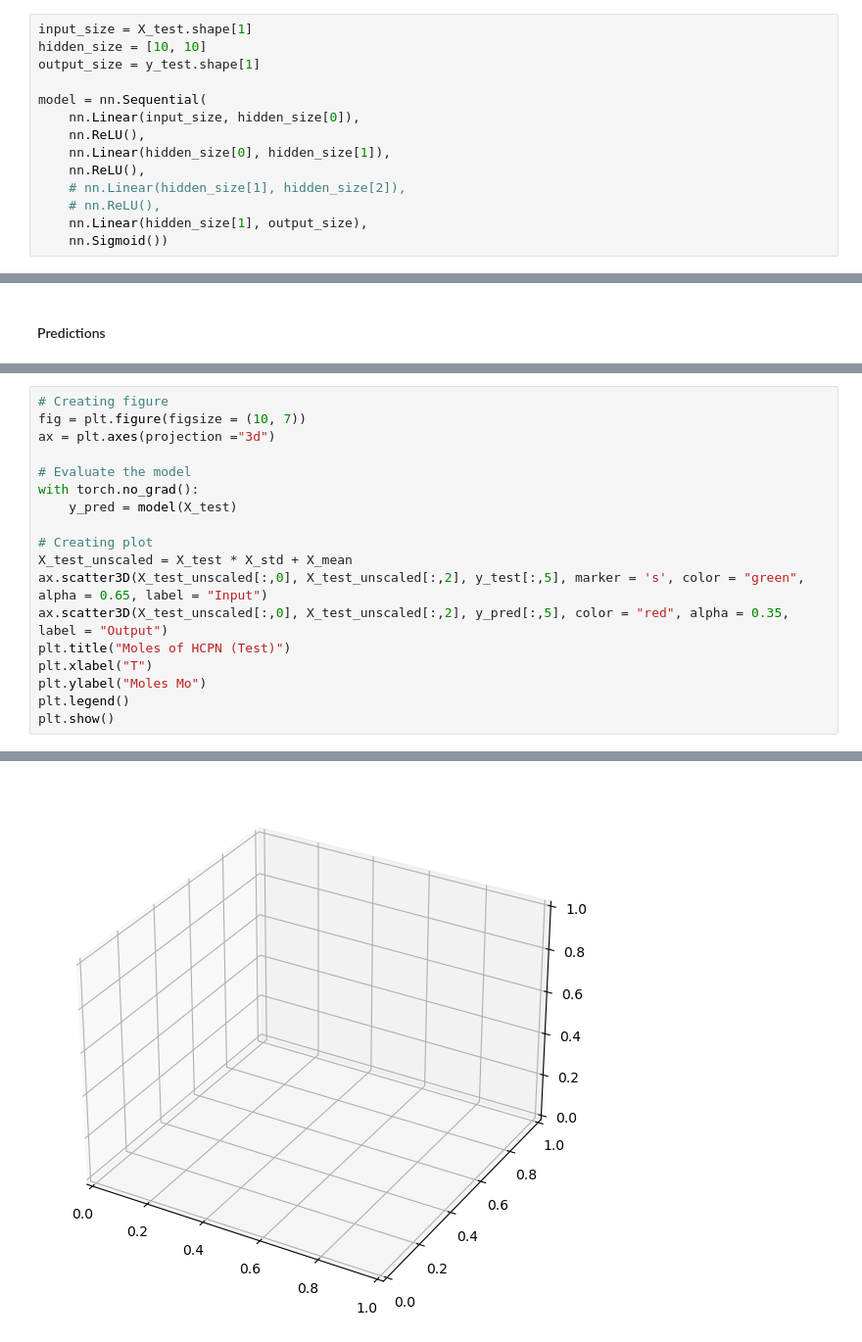
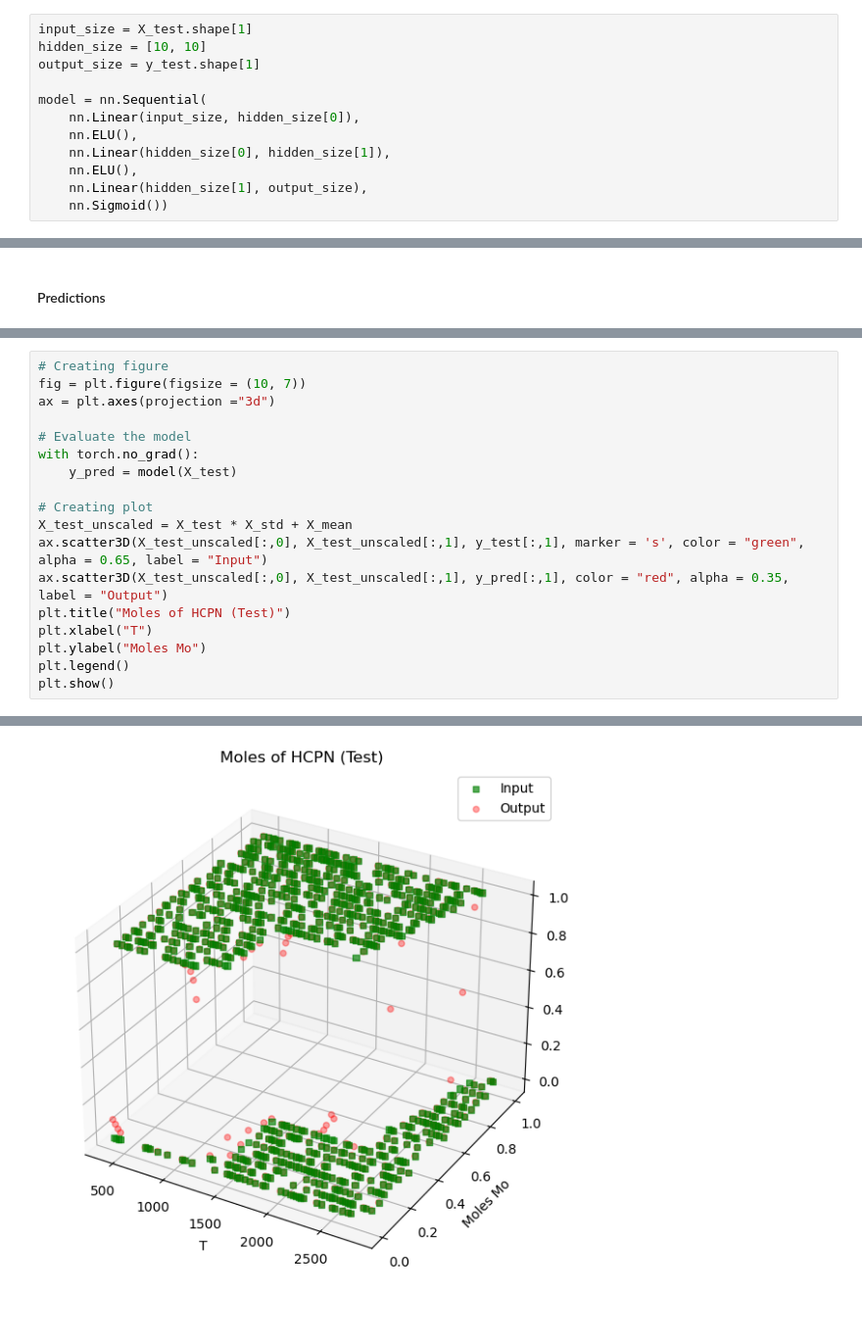
Before and after one commit to parikshitbajpai/wolverine, a Jupyter notebook: examples/nn/MoRu_Multitask.ipynb, the cells around one changed output, grey strips where cells are left out. Shown at 98% size. Drawn from its saved outputs; the diff is of its cells as text.

```diff
--- a/examples/nn/MoRu_Multitask.ipynb
+++ b/examples/nn/MoRu_Multitask.ipynb
@@ -171,11 +171,9 @@ output_size = y_test.shape[1]
 
 model = nn.Sequential(
     nn.Linear(input_size, hidden_size[0]),
-    nn.ReLU(),
+    nn.ELU(),
     nn.Linear(hidden_size[0], hidden_size[1]),
-    nn.ReLU(),
-    # nn.Linear(hidden_size[1], hidden_size[2]),
-    # nn.ReLU(),
+    nn.ELU(),
     nn.Linear(hidden_size[1], output_size),
     nn.Sigmoid())
 # %%
@@ -302,8 +564,8 @@ with torch.no_grad():
 
 # Creating plot
 X_test_unscaled = X_test * X_std + X_mean
-ax.scatter3D(X_test_unscaled[:,0], X_test_unscaled[:,2], y_test[:,5], marker = 's', color = "green", alpha = 0.65, label = "Input")
-ax.scatter3D(X_test_unscaled[:,0], X_test_unscaled[:,2], y_pred[:,5], color = "red", alpha = 0.35, label = "Output")
+ax.scatter3D(X_test_unscaled[:,0], X_test_unscaled[:,1], y_test[:,1], marker = 's', color = "green", alpha = 0.65, label = "Input")
+ax.scatter3D(X_test_unscaled[:,0], X_test_unscaled[:,1], y_pred[:,1], color = "red", alpha = 0.35, label = "Output")
 plt.title("Moles of HCPN (Test)")
 plt.xlabel("T")
 plt.ylabel("Moles Mo")
@@ -314,4 +575,4 @@ IndexError: index 2 is out of bounds for dimension 1 with size 2
-[figure, old version]
+[figure, new version]
 # %%
 # Creating figure
 fig = plt.figure(figsize = (10, 7))
```
Also changed, not shown: parts of 18 cells of this notebook.
